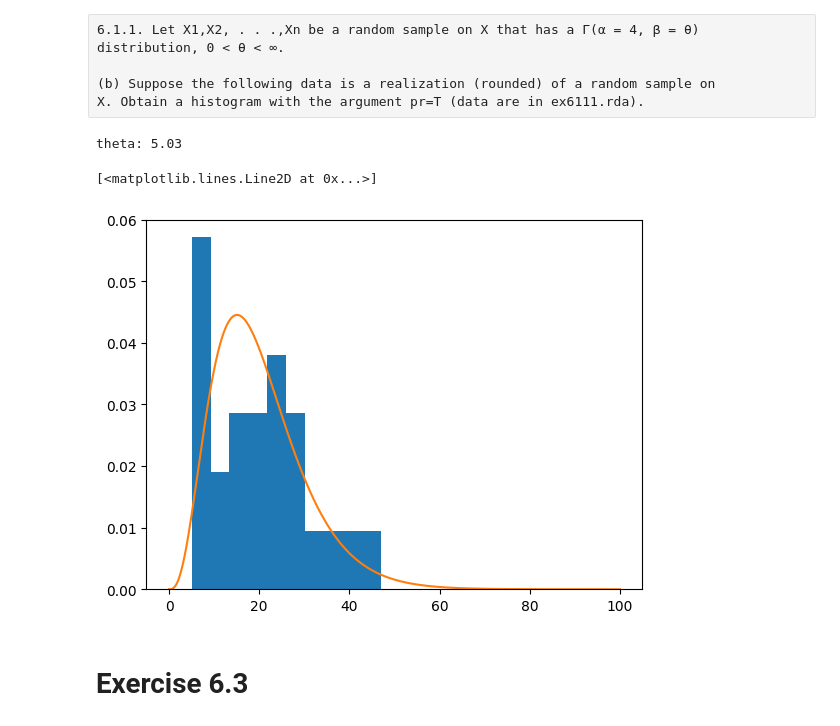
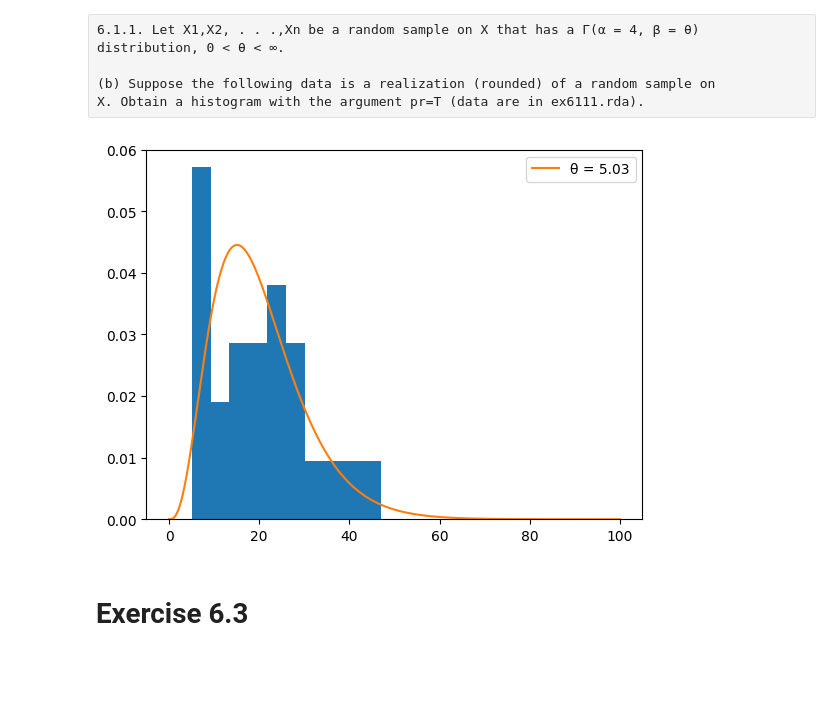
Before and after one commit to RalphExp/MachineLearning, a Jupyter notebook: Statistics/chapter06/maximum-likelyhood-method.ipynb, the cells around one changed output. Cells and saved outputs as stored; diff of their text form; code cells hidden in the pictures; blank space fills up the shorter version.

```diff
--- a/Statistics/chapter06/maximum-likelyhood-method.ipynb
+++ b/Statistics/chapter06/maximum-likelyhood-method.ipynb
@@ -15,19 +15,18 @@ X. Obtain a histogram with the argument pr=T (data are in ex6111.rda).
 # %%
 ex6111data = pyreadr.read_r('../Data/ex6111.rda')['ex6111']
 # print(ex6111data)
 
 plt.hist(ex6111data, bins=10, density=True)
 theta = numpy.average(ex6111data) / 4
 
-print("theta:", theta)
-
 x = numpy.linspace(0, 100, 1000)
 y = stats.gamma.pdf(x, a=4, scale=theta)
-plt.plot(x, y)
+
+plt.plot(x, y, label=f'θ = {theta}')
+plt.legend()
+plt.show()
 # %% [output]
-theta: 5.03
-[<matplotlib.lines.Line2D at 0x...>]
-[figure, old version]
+[figure, new version]
 # %% [markdown]
 # Exercise 6.3
 # %% [raw]
```
Also changed, not shown: parts of 1 cell of this notebook.
